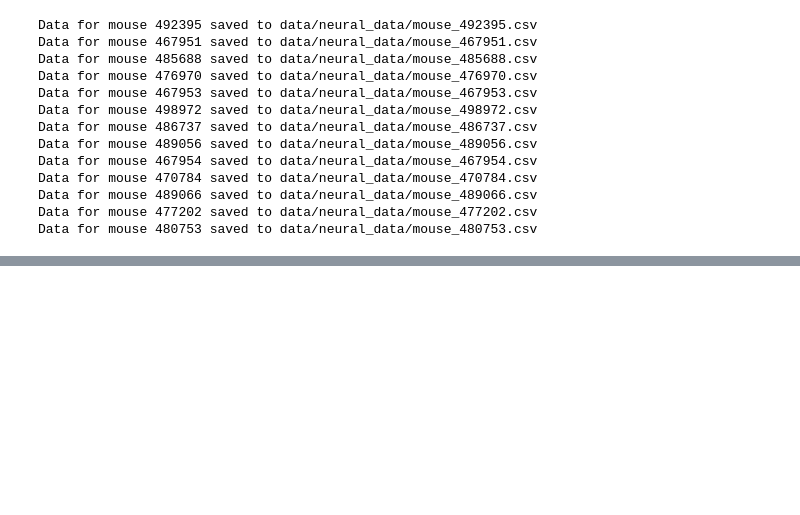
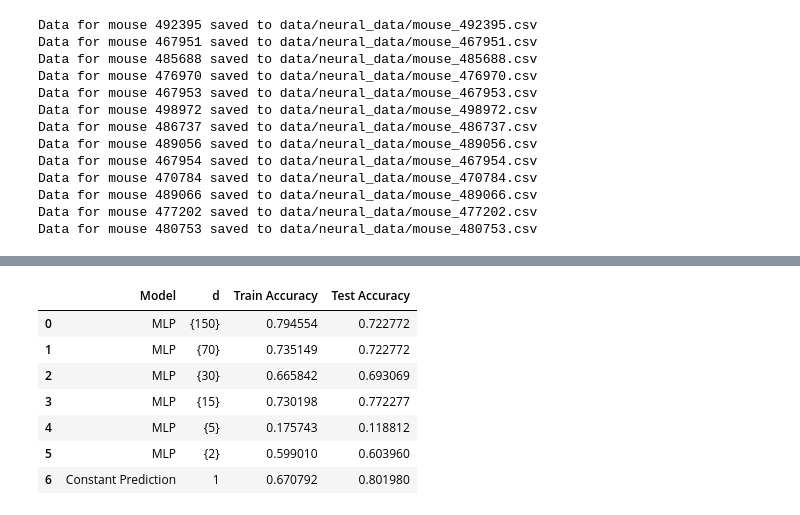
Before and after one commit to EugOT/CN-pr-Allen-Brain, a Jupyter notebook: neural_data_analysis.ipynb, the cells around one changed output, grey strips where cells are left out. Saved outputs shown, nothing was run; the diff lists cells and outputs as text; code cells hidden in the pictures; blank space fills up the shorter version.

```diff
--- a/neural_data_analysis.ipynb
+++ b/neural_data_analysis.ipynb
@@ -278,0 +343,34 @@ Data for mouse 480753 saved to data/neural_data/mouse_480753.csv
+# %%
+# Iterate over each mouse in i_mice
+for mouse_id in i_mice:
+    # Filter data for the specific mouse
+    mouse_data = data_t[data_t["mouse_id"] == mouse_id]
+
+    # Extract the trace column and process it into feature vectors
+    trace_data = mouse_data["trace"]
+
+    # Convert traces into numerical arrays and flatten
+    feature_vectors = []
+    for trace in trace_data:
+        try:
+            # Parse each trace and flatten
+            numeric_trace = np.array([np.fromstring(item.strip("[]"), sep=" ") for item in trace])
+            flattened_trace = numeric_trace.flatten()
+            feature_vectors.append(flattened_trace)
+        except ValueError as e:
+            print(f"Error processing trace: {trace}, Error: {e}")
+
+    # Convert feature vectors to a 2D numpy array
+    X = np.array(feature_vectors)
+
+    # Extract labels (e.g., 'animal_in_image') and convert to numerical format
+    # Create combined labels for the four classes
+    y = (
+        mouse_data["animal_in_image"].astype(int) * 2 +
+        mouse_data["close_proximity"].astype(int)
+    ).values
+
+    # Split the data into training and testing sets
+    X_train, X_test, y_train, y_test = train_test_split(X, y, test_size=0.2, random_state=42)
+
+    print(f"X_train shape: {X_train.shape}, y_train shape: {y_train.shape}, X_test shape: {X_test.shape}, y_test shape: {y_test.shape}")
@@ -278,0 +463,12 @@ Data for mouse 480753 saved to data/neural_data/mouse_480753.csv
+# %%
+results_df = pd.DataFrame(results_mlp)
+results_df
+# %% [output]
+|  | Model | d | Train Accuracy | Test Accuracy |
+| 0 | MLP | {150} | 0.794554 | 0.722772 |
+| 1 | MLP | {70} | 0.735149 | 0.722772 |
+| 2 | MLP | {30} | 0.665842 | 0.693069 |
+| 3 | MLP | {15} | 0.730198 | 0.772277 |
+| 4 | MLP | {5} | 0.175743 | 0.118812 |
+| 5 | MLP | {2} | 0.599010 | 0.603960 |
+| 6 | Constant Prediction | 1 | 0.670792 | 0.801980 |
```
Also changed, not shown: parts of 5 cells of this notebook.
